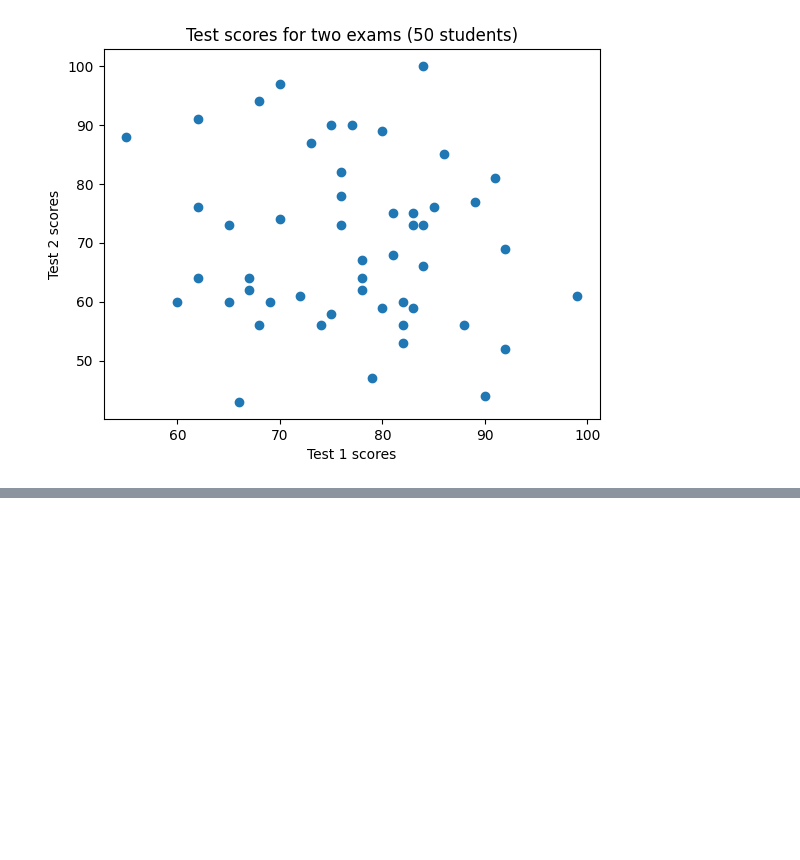
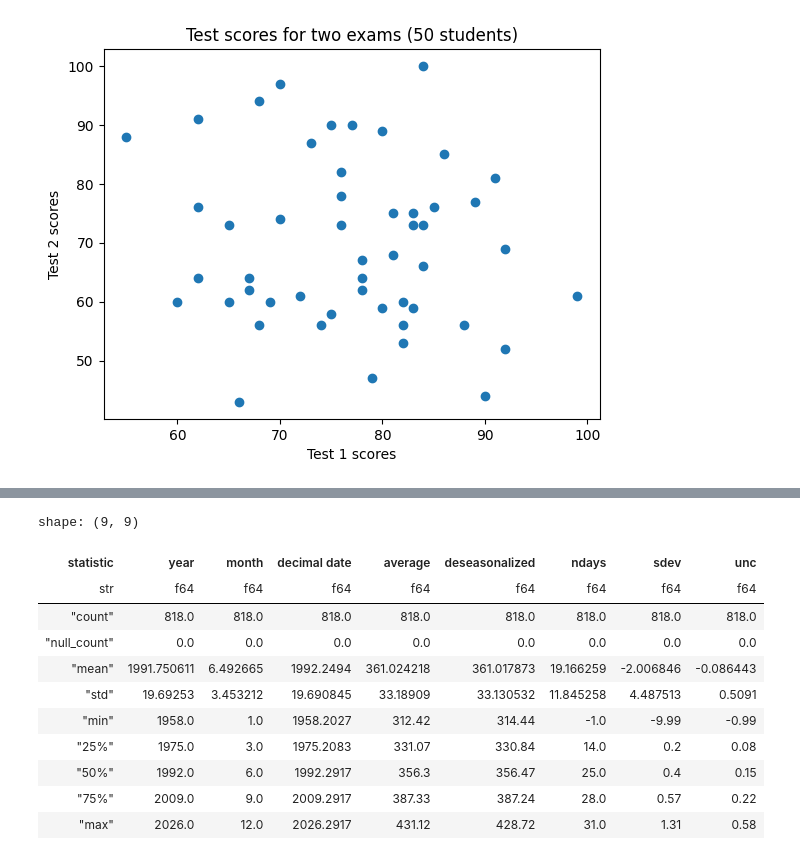
Before and after one commit to jayr0n/Time-Series-Coursera, a Jupyter notebook: Week-1/Basic Statistics.ipynb, the cells around one changed output, grey strips where cells are left out. Cells and saved outputs as stored; diff of their text form; code cells hidden in the pictures; blank space fills up the shorter version.

```diff
--- a/Week-1/Basic Statistics.ipynb
+++ b/Week-1/Basic Statistics.ipynb
@@ -206,0 +212,15 @@ array([ 96.,  81.,  91., 102.,  87.,  88.,  86.,  81.,  77.,  77.,  88.,
+# %%
+df_co2.describe()
+# %% [output]
+shape: (9, 9)
+| statistic | year | month | decimal date | average | deseasonalized | ndays | sdev | unc |
+| str | f64 | f64 | f64 | f64 | f64 | f64 | f64 | f64 |
+| "count" | 818.0 | 818.0 | 818.0 | 818.0 | 818.0 | 818.0 | 818.0 | 818.0 |
+| "null_count" | 0.0 | 0.0 | 0.0 | 0.0 | 0.0 | 0.0 | 0.0 | 0.0 |
+| "mean" | 1991.750611 | 6.492665 | 1992.2494 | 361.024218 | 361.017873 | 19.166259 | -2.006846 | -0.086443 |
+| "std" | 19.69253 | 3.453212 | 19.690845 | 33.18909 | 33.130532 | 11.845258 | 4.487513 | 0.5091 |
+| "min" | 1958.0 | 1.0 | 1958.2027 | 312.42 | 314.44 | -1.0 | -9.99 | -0.99 |
+| "25%" | 1975.0 | 3.0 | 1975.2083 | 331.07 | 330.84 | 14.0 | 0.2 | 0.08 |
+| "50%" | 1992.0 | 6.0 | 1992.2917 | 356.3 | 356.47 | 25.0 | 0.4 | 0.15 |
+| "75%" | 2009.0 | 9.0 | 2009.2917 | 387.33 | 387.24 | 28.0 | 0.57 | 0.22 |
+| "max" | 2026.0 | 12.0 | 2026.2917 | 431.12 | 428.72 | 31.0 | 1.31 | 0.58 |
```
Also changed, not shown: parts of 6 cells of this notebook.
